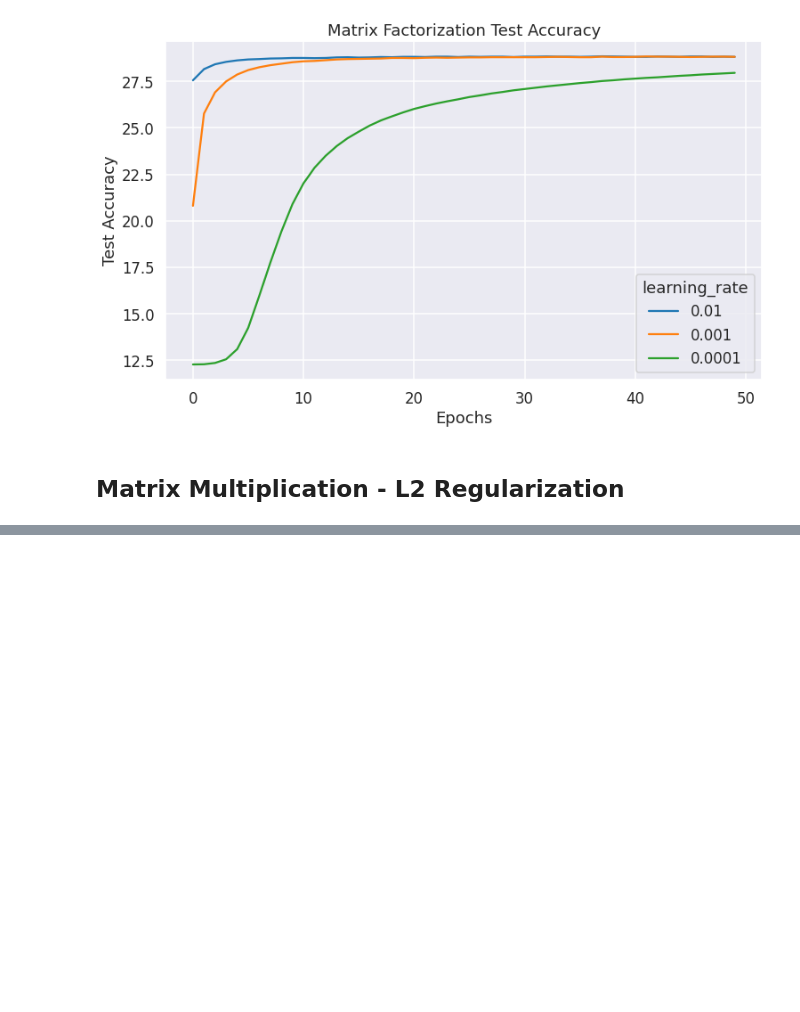
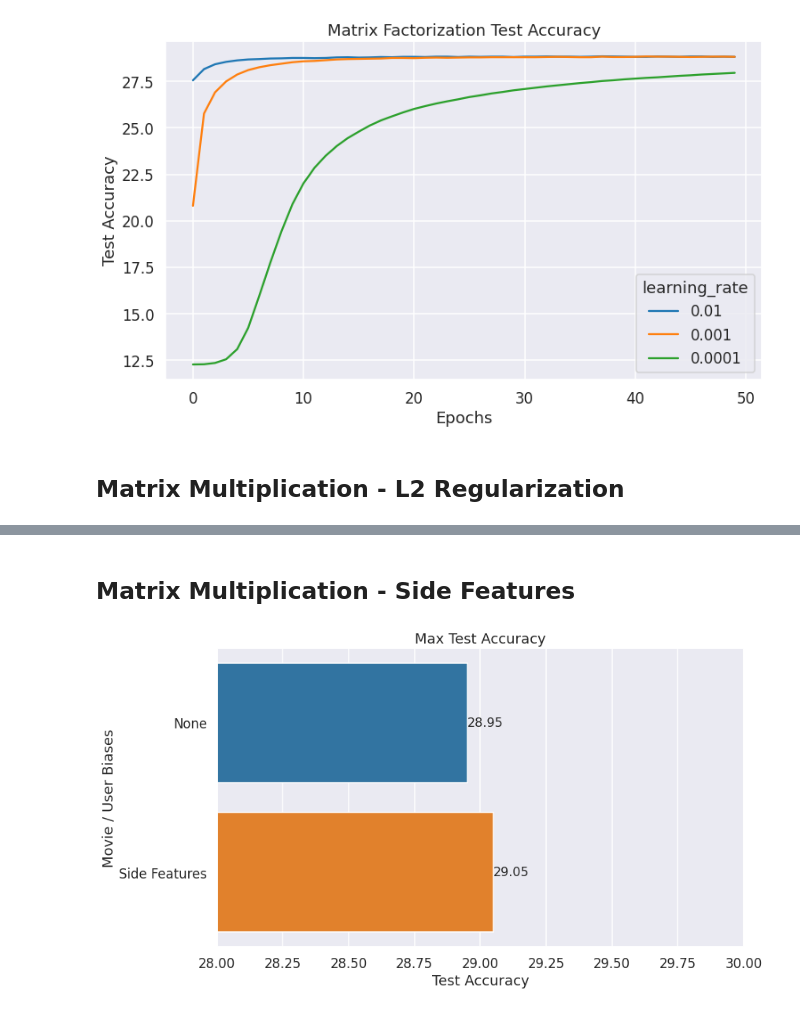
Before and after one commit to hardikp/movielens, a Jupyter notebook: logs/plot_datapoints.ipynb, the cells around one changed output, grey strips where cells are left out. Saved outputs shown, nothing was run; the diff lists cells and outputs as text; code cells hidden in the pictures; blank space fills up the shorter version.

```diff
--- a/logs/plot_datapoints.ipynb
+++ b/logs/plot_datapoints.ipynb
@@ -289,0 +267,12 @@ bar_plot(labels, accuracies, 'Train Accuracy - Test Accuracy', 'Movie / User Bia
+# %% [markdown]
+## Matrix Multiplication - Side Features
+# %%
+labels = ['None', 'Side Features']
+file_keys = [
+    'mf_50_512_0.001_128_1e-6_True',
+    'mf_side_features_50_512_0.001_128_1e-06_True_True',
+]
+accuracies = [get_data(files[file_key]).max_test_accuracy(max_diff=None) for file_key in file_keys]
+bar_plot(labels, accuracies, 'Test Accuracy', 'Movie / User Biases', 'Max Test Accuracy')
+# %% [output]
+[figure, added]
```
Also changed, not shown: parts of 16 cells of this notebook, 7 other files.
